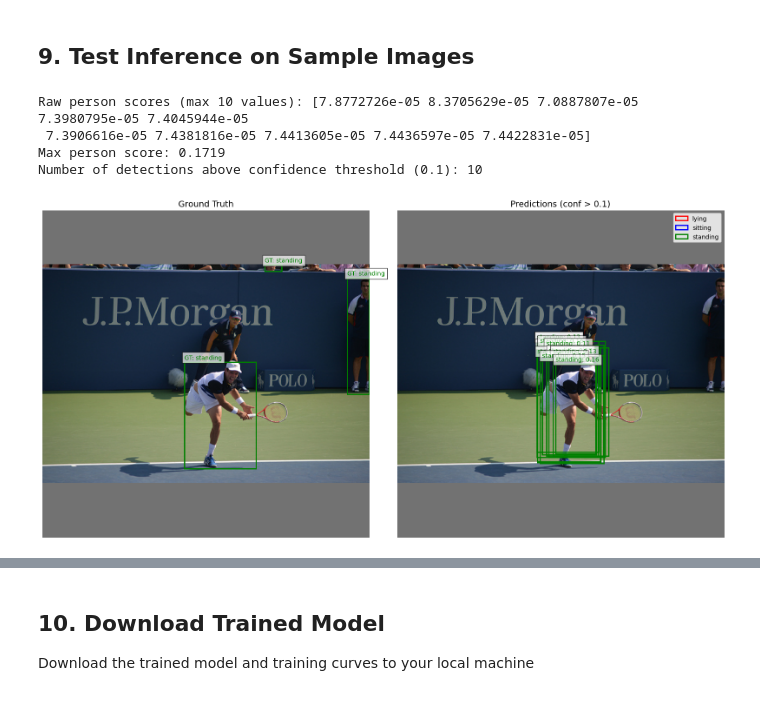
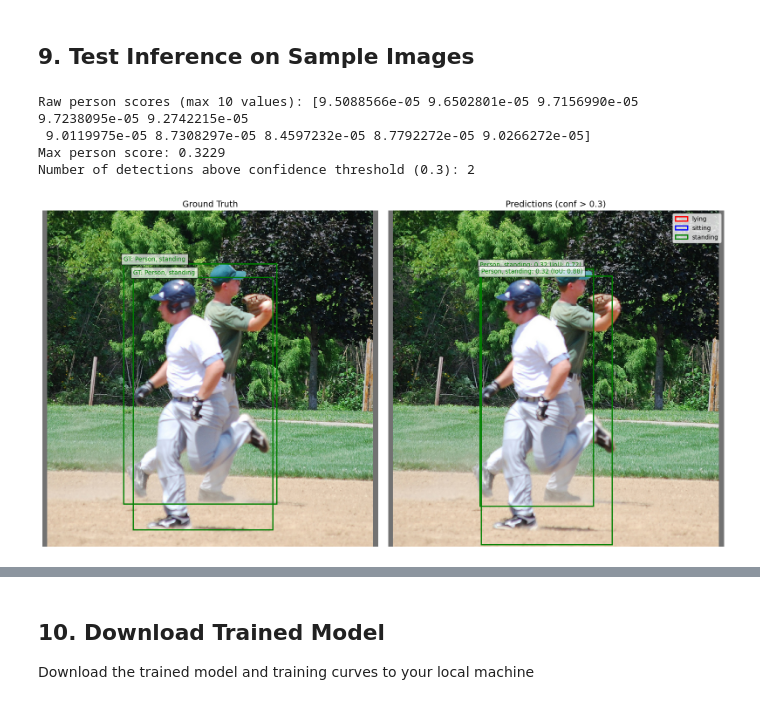
Before and after one commit to Adr44mo/ML4VM_yolov8n, a Jupyter notebook: colab_train_pose.ipynb, the cells around one changed output, grey strips where cells are left out. Cells and saved outputs as stored; diff of their text form; code cells hidden in the pictures.

```diff
--- a/colab_train_pose.ipynb
+++ b/colab_train_pose.ipynb
@@ -436,12 +436,45 @@ Training curves saved to: checkpoints/training_curves.png
 # %%
 # Import matplotlib.patches for visualization
 import matplotlib.patches as patches
+
+# Helper functions for IoU calculation
+def bbox_to_coords(box, img_size=640, normalized=True):
+    # box: [xc, yc, w, h]
+    if normalized:
+        xc, yc, w, h = box[0] * img_size, box[1] * img_size, box[2] * img_size, box[3] * img_size
+    else:
+        xc, yc, w, h = box[0], box[1], box[2], box[3]
+    x1 = xc - w / 2
+    y1 = yc - h / 2
+    x2 = xc + w / 2
+    y2 = yc + h / 2
+    return x1, y1, x2, y2
+
+def calculate_iou(boxA, boxB):
+    # boxA, boxB are in (x1, y1, x2, y2) format
+    xA = max(boxA[0], boxB[0])
+    yA = max(boxA[1], boxB[1])
+    xB = min(boxA[2], boxB[2])
+    yB = min(boxA[3], boxB[3])
+
+    inter_width = xB - xA
+    inter_height = yB - yA
+
+    if inter_width <= 0 or inter_height <= 0:
+        return 0.0
+
+    inter_area = inter_width * inter_height
+    boxA_area = (boxA[2] - boxA[0]) * (boxA[3] - boxA[1])
+    boxB_area = (boxB[2] - boxB[0]) * (boxB[3] - boxB[1])
+
+    iou = inter_area / (boxA_area + boxB_area - inter_area)
+    return iou
 
 # Load the trained model
 model_pose.eval()
 
 # Get a test image
-image_idx = 2  # Change to test different images
+image_idx = 1  # Change to test different images
 test_img_tensor, test_labels = ovad_dataset[image_idx]
 
 # Convert to display format
@@ -459,7 +492,7 @@ pred_pose_scores = predictions[0, 84:87, :].cpu()
 
 # Filter for high-confidence person detections
 person_class_id = 0
-confidence_threshold = 0.15  # Lowered the threshold to visualize predictions
+confidence_threshold = 0.30  # Lowered the threshold to visualize predictions
 person_scores = pred_class_scores[person_class_id, :]
 
 print(f"Raw person scores (max 10 values): {person_scores.flatten()[:10].numpy()}")
@@ -472,6 +505,13 @@ print(f"Number of detections above confidence threshold ({confidence_threshold})
 filtered_boxes = pred_boxes[:, high_conf_mask]
 filtered_poses = pred_pose_scores[:, high_conf_mask].argmax(dim=0)
 filtered_scores = person_scores[high_conf_mask]
+
+# Prepare ground truth boxes for IoU calculation (convert to x1, y1, x2, y2 absolute coords)
+gt_boxes_coords = []
+if len(test_labels) > 0:
+    for i in range(test_labels.shape[0]):
+        gt_box_norm = test_labels[i, 1:5].numpy()
+        gt_boxes_coords.append(bbox_to_coords(gt_box_norm, normalized=True))
 
 # Visualize
 fig, (ax1, ax2) = plt.subplots(1, 2, figsize=(16, 8))
@@ -500,44 +540,55 @@ if len(test_labels) > 0:
         rect = patches.Rectangle((x1, y1), w, h, linewidth=2,
                                 edgecolor=pose_colors[pose_id], facecolor='none')
         ax1.add_patch(rect)
-        ax1.text(x1, y1-5, f'GT: {pose_names[pose_id]}',
+        ax1.text(x1, y1-5, f'GT: Person, {pose_names[pose_id]}',
                 color=pose_colors[pose_id], fontsize=10,
                 bbox=dict(facecolor='white', alpha=0.7))
 
 # Predictions
 ax2.imshow(test_img_display)
 ax2.set_title(f'Predictions (conf > {confidence_threshold})', fontsize=14)
 ax2.axis('off')
 
 for i in range(filtered_boxes.shape[1]):
-    x_c, y_c, w, h = filtered_boxes[:, i].numpy()
+    x_c_pred, y_c_pred, w_pred, h_pred = filtered_boxes[:, i].numpy()
     pose_id = int(filtered_poses[i].item())
     score = filtered_scores[i].item()
 
-    x1 = x_c - w/2
-    y1 = y_c - h/2
+    x1_pred = x_c_pred - w_pred/2
+    y1_pred = y_c_pred - h_pred/2
+    x2_pred = x_c_pred + w_pred/2
+    y2_pred = y_c_pred + h_pred/2
+    pred_box_coords = (x1_pred, y1_pred, x2_pred, y2_pred)
 
-    rect = patches.Rectangle((x1, y1), w, h, linewidth=2,
+    # Calculate IoU with ground truth boxes
+    max_iou = 0.0
+    if gt_boxes_coords:
+        for gt_box_coord in gt_boxes_coords:
+            iou = calculate_iou(pred_box_coords, gt_box_coord)
+            if iou > max_iou:
+                max_iou = iou
+
+    rect = patches.Rectangle((x1_pred, y1_pred), w_pred, h_pred, linewidth=2,
                             edgecolor=pose_colors[pose_id], facecolor='none')
     ax2.add_patch(rect)
-    ax2.text(x1, y1-5, f'{pose_names[pose_id]}: {score:.2f}',
+    ax2.text(x1_pred, y1_pred-5, f'Person, {pose_names[pose_id]}: {score:.2f} (IoU: {max_iou:.2f})',
             color=pose_colors[pose_id], fontsize=10,
             bbox=dict(facecolor='white', alpha=0.7))
 
 from matplotlib.patches import Patch
 legend_elements = [Patch(facecolor='none', edgecolor=pose_colors[i],
                         label=pose_names[i], linewidth=2) for i in range(3)]
 ax2.legend(handles=legend_elements, loc='upper right')
 
 plt.tight_layout()
 plt.savefig('checkpoints/inference_example.png', dpi=150, bbox_inches='tight')
 plt.show()
 
 print(f"Ground truth boxes: {test_labels.shape[0]}")
 print(f"Predicted boxes: {filtered_boxes.shape[1]}")
 # %% [output]
-Raw person scores (max 10 values): [7.8772726e-05 8.3705629e-05 7.0887807e-05 7.3980795e-05 7.4045944e-05
- 7.3906616e-05 7.4381816e-05 7.4413605e-05 7.4436597e-05 7.4422831e-05]
-Max person score: 0.1719
-Number of detections above confidence threshold (0.1): 10
+Raw person scores (max 10 values): [9.5088566e-05 9.6502801e-05 9.7156990e-05 9.7238095e-05 9.2742215e-05
+ 9.0119975e-05 8.7308297e-05 8.4597232e-05 8.7792272e-05 9.0266272e-05]
+Max person score: 0.3229
+Number of detections above confidence threshold (0.3): 2
-[figure, old version]
+[figure, new version]
```
Also changed, not shown: parts of 1 cell of this notebook.
